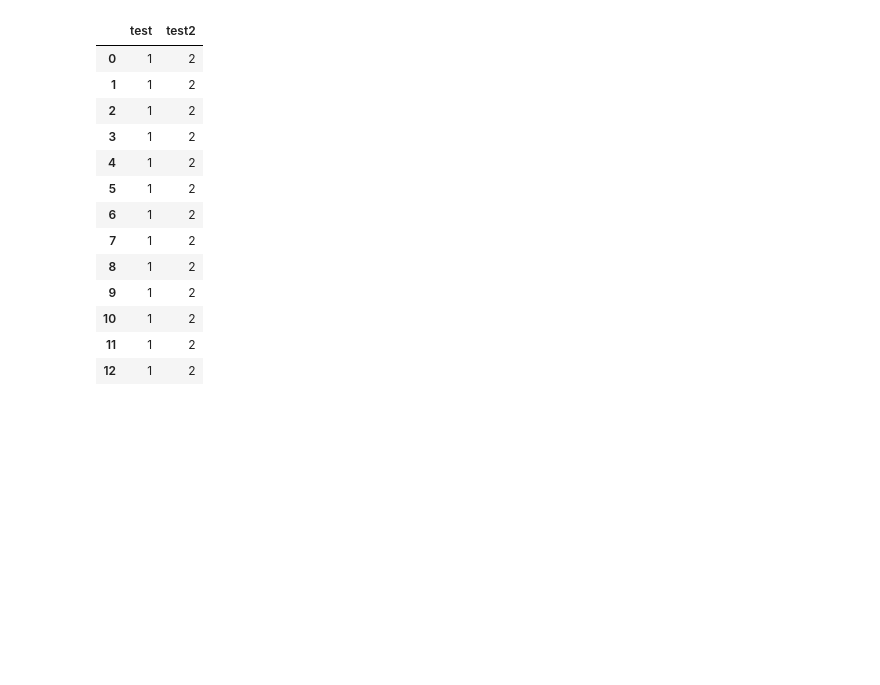
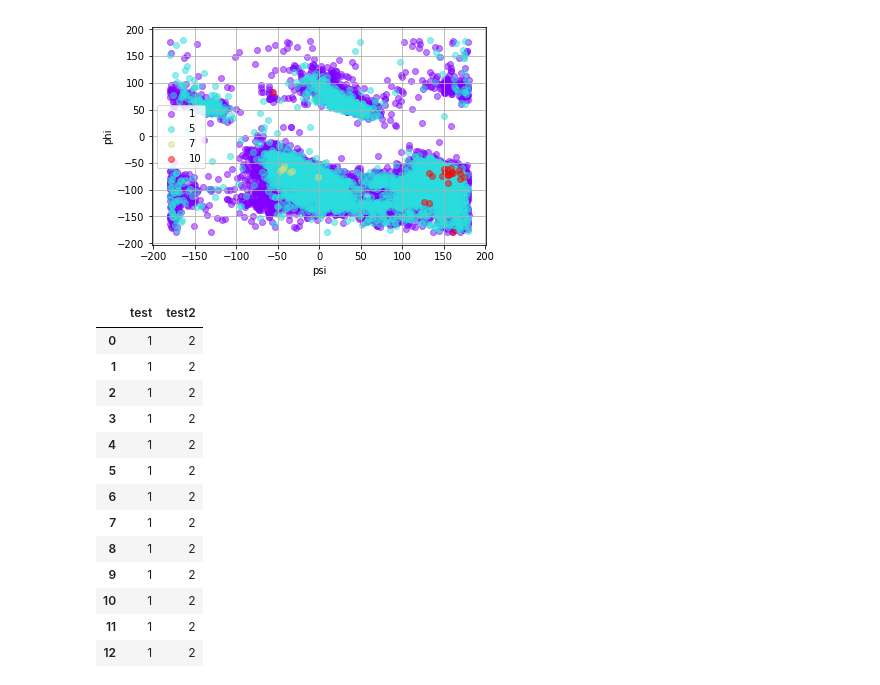
Before and after one commit to sangchoi93/bioinformatics_group_project_1, a Jupyter notebook: playground.ipynb, the cells around one changed output. Cells and saved outputs as stored; diff of their text form; code cells hidden in the pictures; blank space fills up the shorter version.

```diff
--- a/playground.ipynb
+++ b/playground.ipynb
@@ -112,3 +106,7 @@ pdb_utilities.df_helix[['protein_name', 'helix_class', 'init_seq_num', 'end_seq_
+# %%
+plot_ramachandran(df_ram, 'helix_class')
+# %% [output]
+[figure, added]
 # %%
 l = [{'test':1, 'test2':2},{'test':1, 'test2':2},{'test':1, 'test2':2},{'test':1, 'test2':2},{'test':1, 'test2':2},{'test':1, 'test2':2},{'test':1, 'test2':2},{'test':1, 'test2':2},{'test':1, 'test2':2},{'test':1, 'test2':2},{'test':1, 'test2':2},{'test':1, 'test2':2},{'test':1, 'test2':2},{'test':1, 'test2':2},{'test':1, 'test2':2}]
 # %%
```
Also changed, not shown: parts of 10 cells of this notebook, 1 other file.
